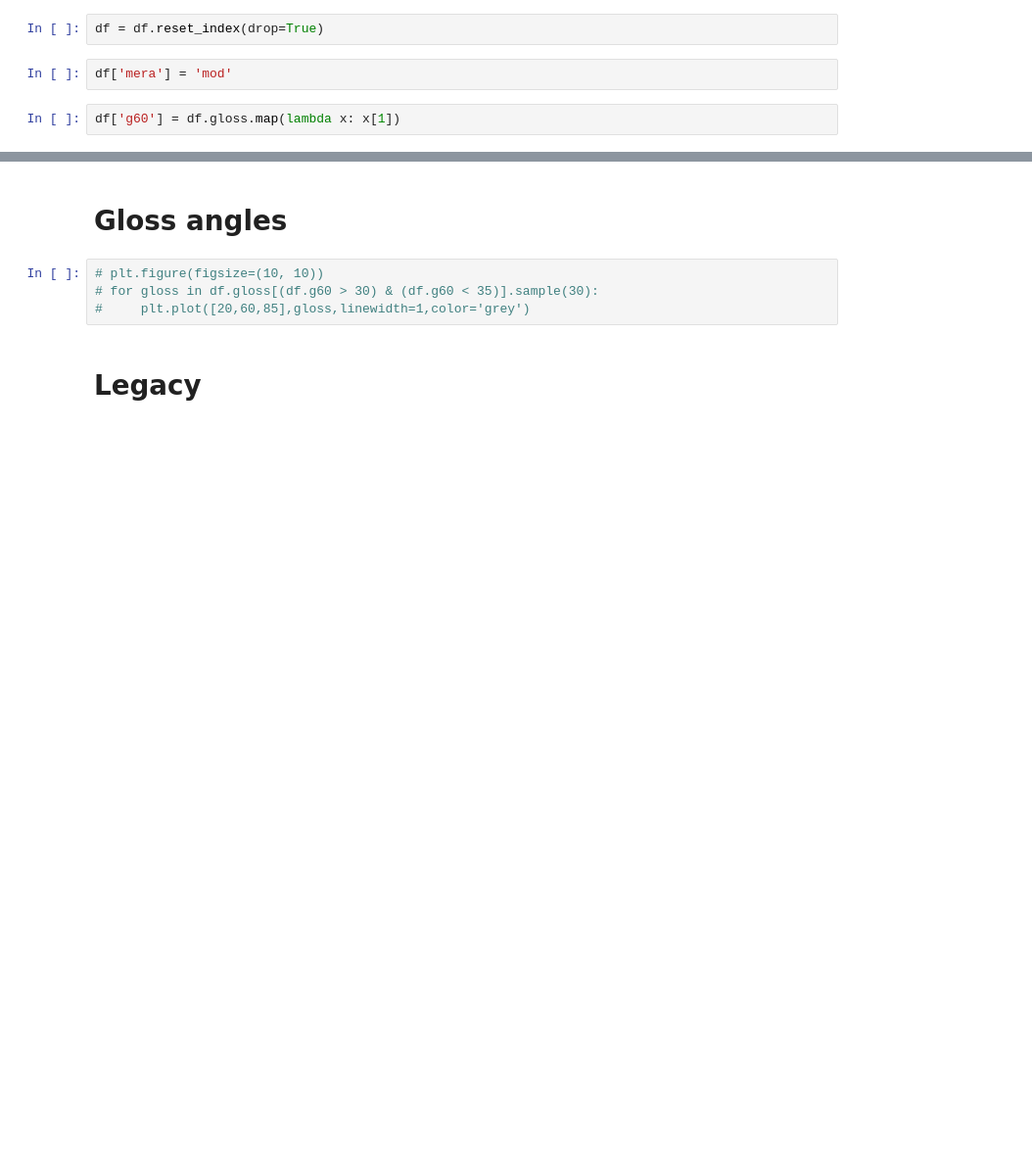
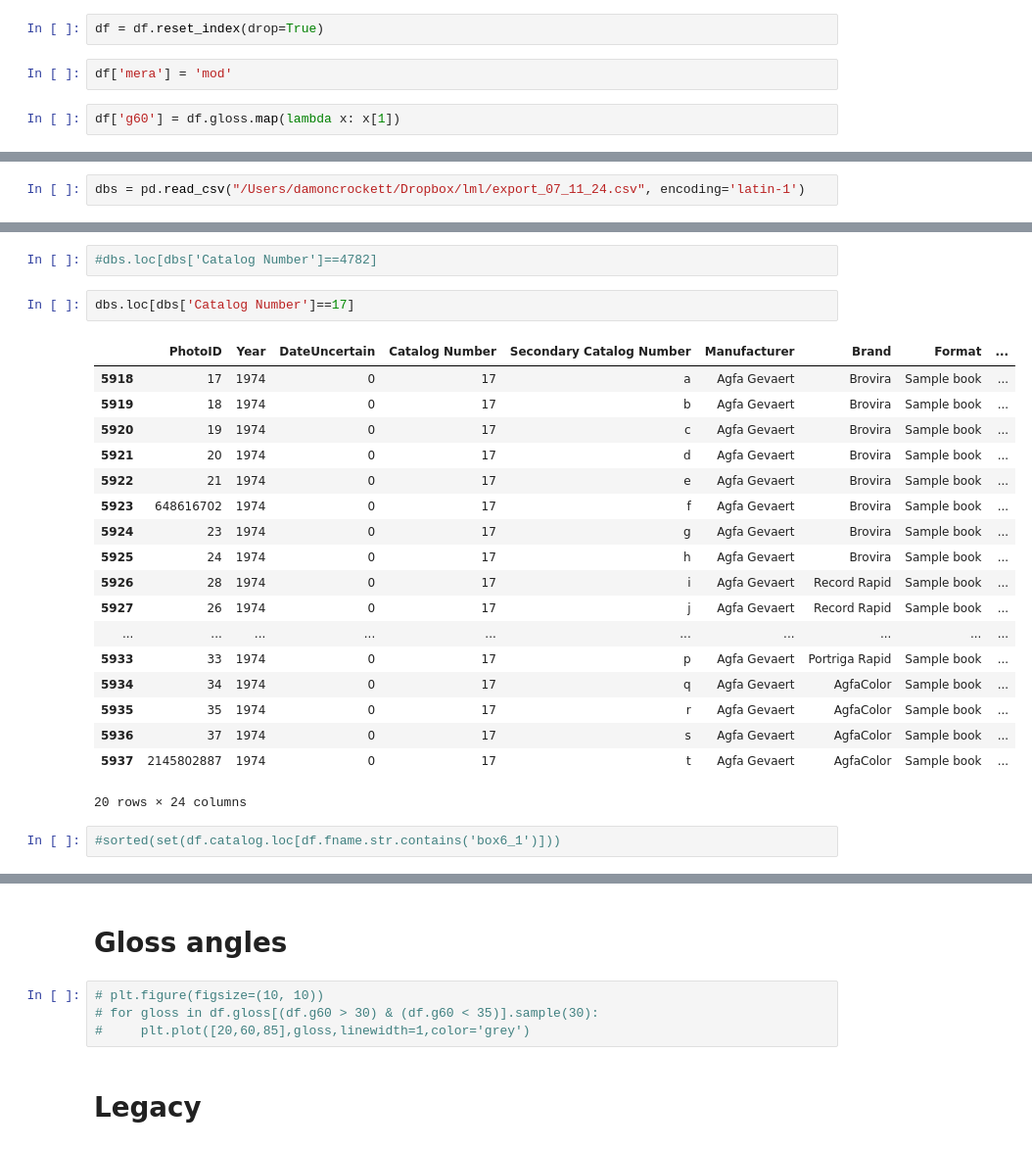
Before and after one commit to ipchyale/lmlproc, a Jupyter notebook: proc/gloss/raw.ipynb, the cells around one changed output, grey strips where cells are left out. Shown at 98% size. Cells and saved outputs as stored; diff of their text form; blank space fills up the shorter version.

```diff
--- a/proc/gloss/raw.ipynb
+++ b/proc/gloss/raw.ipynb
@@ -30,0 +126,2 @@ df['g60'] = df.gloss.map(lambda x: x[1])
+# %%
+dbs = pd.read_csv("/Users/damoncrockett/Dropbox/lml/export_07_11_24.csv", encoding='latin-1')
@@ -30,0 +155,25 @@ df['g60'] = df.gloss.map(lambda x: x[1])
+# %%
+#dbs.loc[dbs['Catalog Number']==4782]
+# %%
+dbs.loc[dbs['Catalog Number']==17]
+# %% [output]
+|  | PhotoID | Year | DateUncertain | Catalog Number | Secondary Catalog Number | Manufacturer | Brand | Format | ... |
+| 5918 | 17 | 1974 | 0 | 17 | a | Agfa Gevaert | Brovira | Sample book | ... |
+| 5919 | 18 | 1974 | 0 | 17 | b | Agfa Gevaert | Brovira | Sample book | ... |
+| 5920 | 19 | 1974 | 0 | 17 | c | Agfa Gevaert | Brovira | Sample book | ... |
+| 5921 | 20 | 1974 | 0 | 17 | d | Agfa Gevaert | Brovira | Sample book | ... |
+| 5922 | 21 | 1974 | 0 | 17 | e | Agfa Gevaert | Brovira | Sample book | ... |
+| 5923 | 648616702 | 1974 | 0 | 17 | f | Agfa Gevaert | Brovira | Sample book | ... |
+| 5924 | 23 | 1974 | 0 | 17 | g | Agfa Gevaert | Brovira | Sample book | ... |
+| 5925 | 24 | 1974 | 0 | 17 | h | Agfa Gevaert | Brovira | Sample book | ... |
+| 5926 | 28 | 1974 | 0 | 17 | i | Agfa Gevaert | Record Rapid | Sample book | ... |
+| 5927 | 26 | 1974 | 0 | 17 | j | Agfa Gevaert | Record Rapid | Sample book | ... |
+| ... | ... | ... | ... | ... | ... | ... | ... | ... | ... |
+| 5933 | 33 | 1974 | 0 | 17 | p | Agfa Gevaert | Portriga Rapid | Sample book | ... |
+| 5934 | 34 | 1974 | 0 | 17 | q | Agfa Gevaert | AgfaColor | Sample book | ... |
+| 5935 | 35 | 1974 | 0 | 17 | r | Agfa Gevaert | AgfaColor | Sample book | ... |
+| 5936 | 37 | 1974 | 0 | 17 | s | Agfa Gevaert | AgfaColor | Sample book | ... |
+| 5937 | 2145802887 | 1974 | 0 | 17 | t | Agfa Gevaert | AgfaColor | Sample book | ... |
+20 rows × 24 columns
+# %%
+#sorted(set(df.catalog.loc[df.fname.str.contains('box6_1')]))
```
Also changed, not shown: parts of 48 cells of this notebook, 24 other files.
